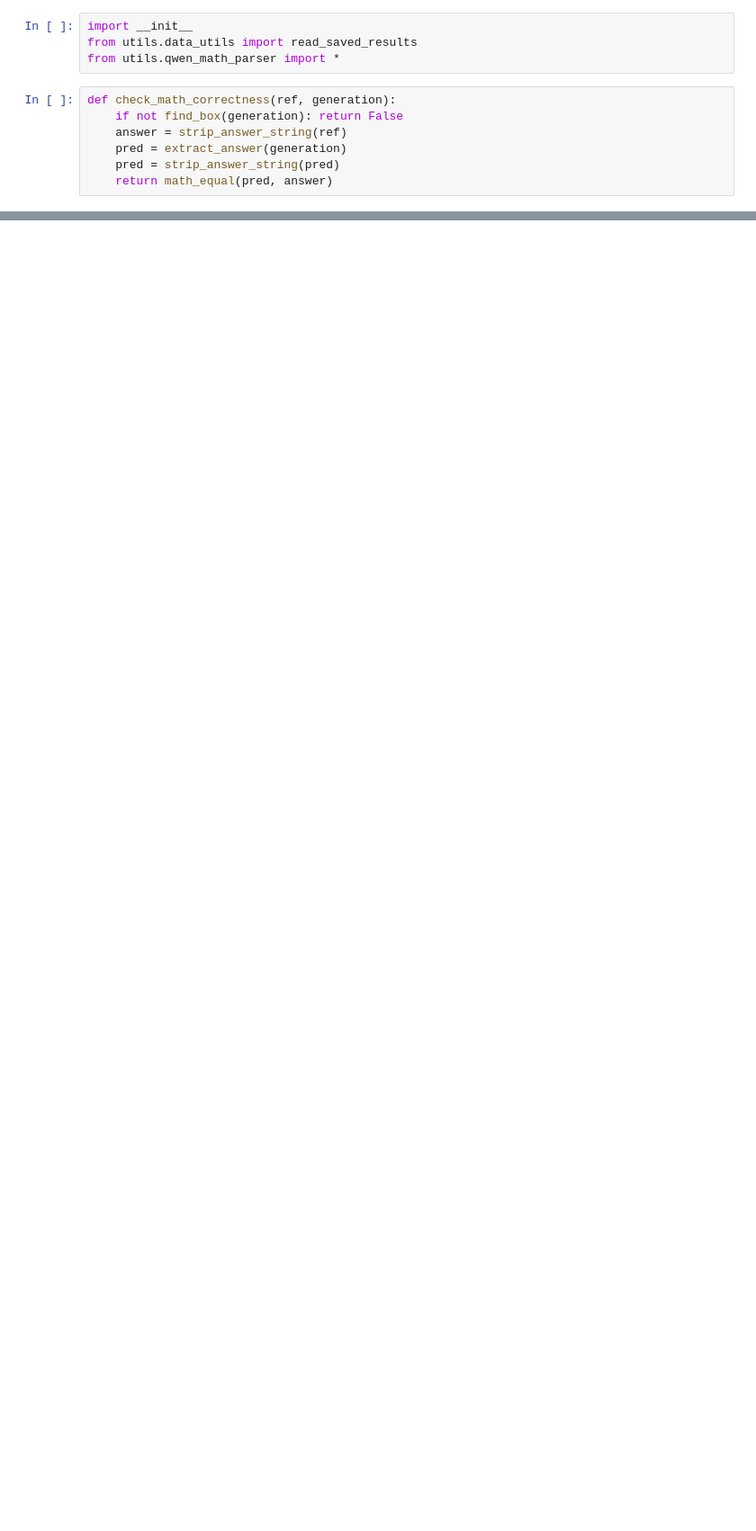
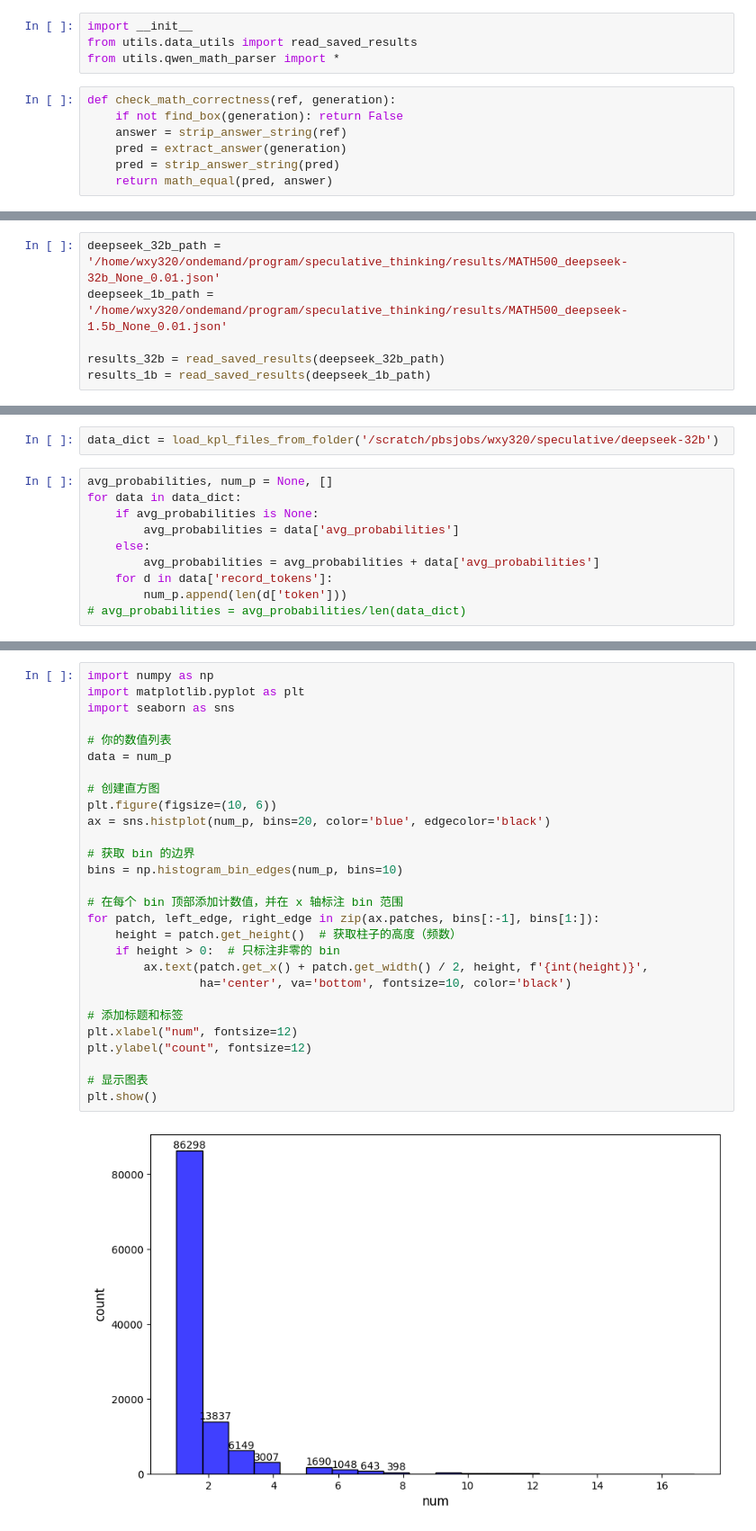
Before and after one commit to uservan/speculative_thinking, a Jupyter notebook: explore/show.ipynb, the cells around one changed output, grey strips where cells are left out. Shown: that part at 90% size. Saved outputs shown, nothing was run; the diff lists cells and outputs as text; blank space fills up the shorter version.

```diff
--- a/explore/show.ipynb
+++ b/explore/show.ipynb
@@ -203,0 +67,6 @@ num: 500, acc: 0.72, tokens/s: 26.26207647556044, token_num:3016.288, num_8k:41
+# %%
+deepseek_32b_path = '/home/wxy320/ondemand/program/speculative_thinking/results/MATH500_deepseek-32b_None_0.01.json'
+deepseek_1b_path = '/home/wxy320/ondemand/program/speculative_thinking/results/MATH500_deepseek-1.5b_None_0.01.json'
+
+results_32b = read_saved_results(deepseek_32b_path)
+results_1b = read_saved_results(deepseek_1b_path)
@@ -203,0 +844,12 @@ num: 500, acc: 0.72, tokens/s: 26.26207647556044, token_num:3016.288, num_8k:41
+# %%
+data_dict = load_kpl_files_from_folder('/scratch/pbsjobs/wxy320/speculative/deepseek-32b')
+# %%
+avg_probabilities, num_p = None, []
+for data in data_dict:
+    if avg_probabilities is None:
+        avg_probabilities = data['avg_probabilities']
+    else:
+        avg_probabilities = avg_probabilities + data['avg_probabilities']
+    for d in data['record_tokens']:
+        num_p.append(len(d['token']))
+# avg_probabilities = avg_probabilities/len(data_dict)
@@ -203,0 +920,30 @@ num: 500, acc: 0.72, tokens/s: 26.26207647556044, token_num:3016.288, num_8k:41
+# %%
+import numpy as np
+import matplotlib.pyplot as plt
+import seaborn as sns
+
+# 你的数值列表
+data = num_p
+
+# 创建直方图
+plt.figure(figsize=(10, 6))
+ax = sns.histplot(num_p, bins=20, color='blue', edgecolor='black')
+
+# 获取 bin 的边界
+bins = np.histogram_bin_edges(num_p, bins=10)
+
+# 在每个 bin 顶部添加计数值，并在 x 轴标注 bin 范围
+for patch, left_edge, right_edge in zip(ax.patches, bins[:-1], bins[1:]):
+    height = patch.get_height()  # 获取柱子的高度（频数）
+    if height > 0:  # 只标注非零的 bin
+        ax.text(patch.get_x() + patch.get_width() / 2, height, f'{int(height)}',
+                ha='center', va='bottom', fontsize=10, color='black')
+
+# 添加标题和标签
+plt.xlabel("num", fontsize=12)
+plt.ylabel("count", fontsize=12)
+
+# 显示图表
+plt.show()
+# %% [output]
+[figure, added]
```
Also changed, not shown: parts of 74 cells of this notebook, 4 other files.
